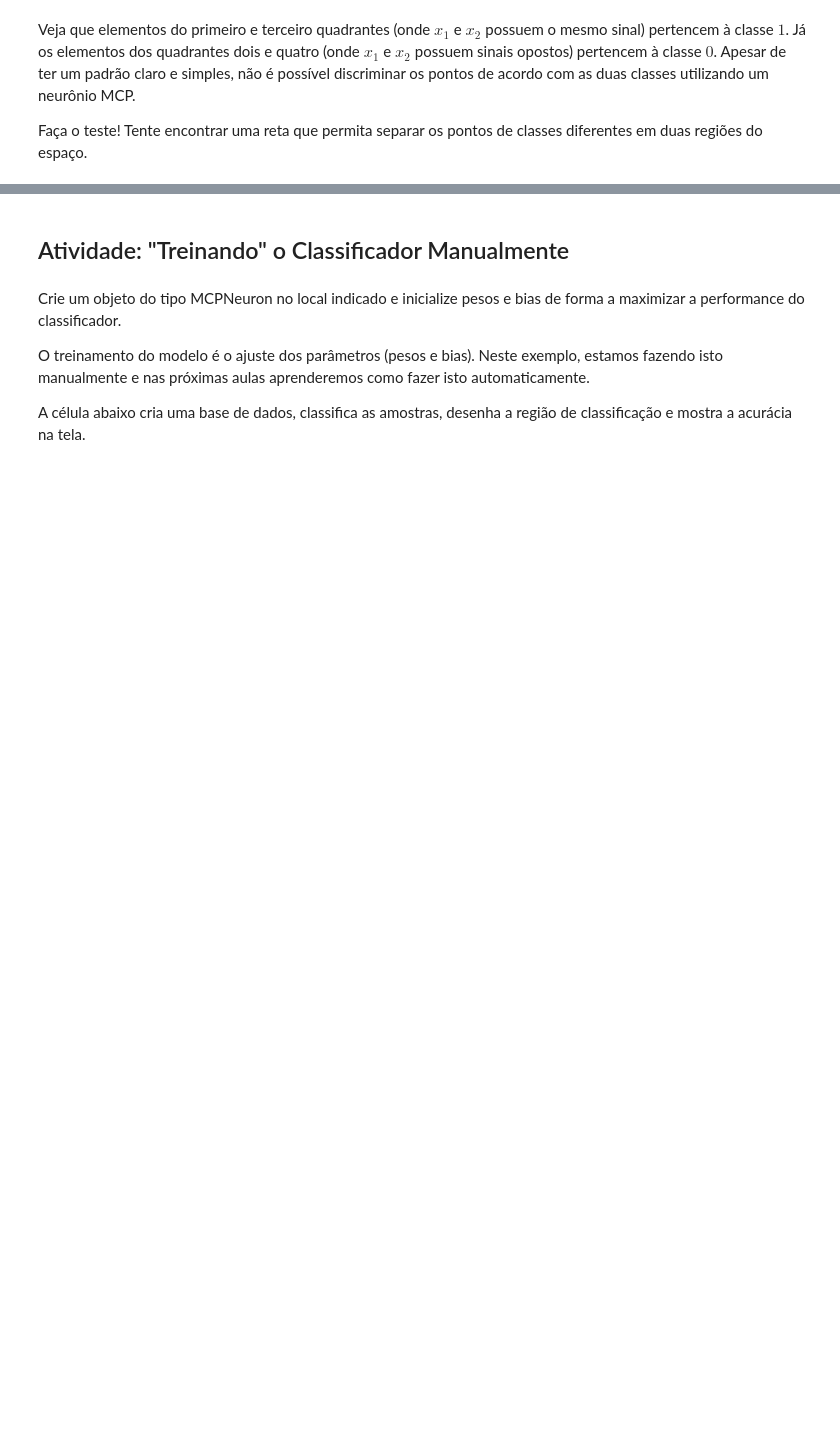
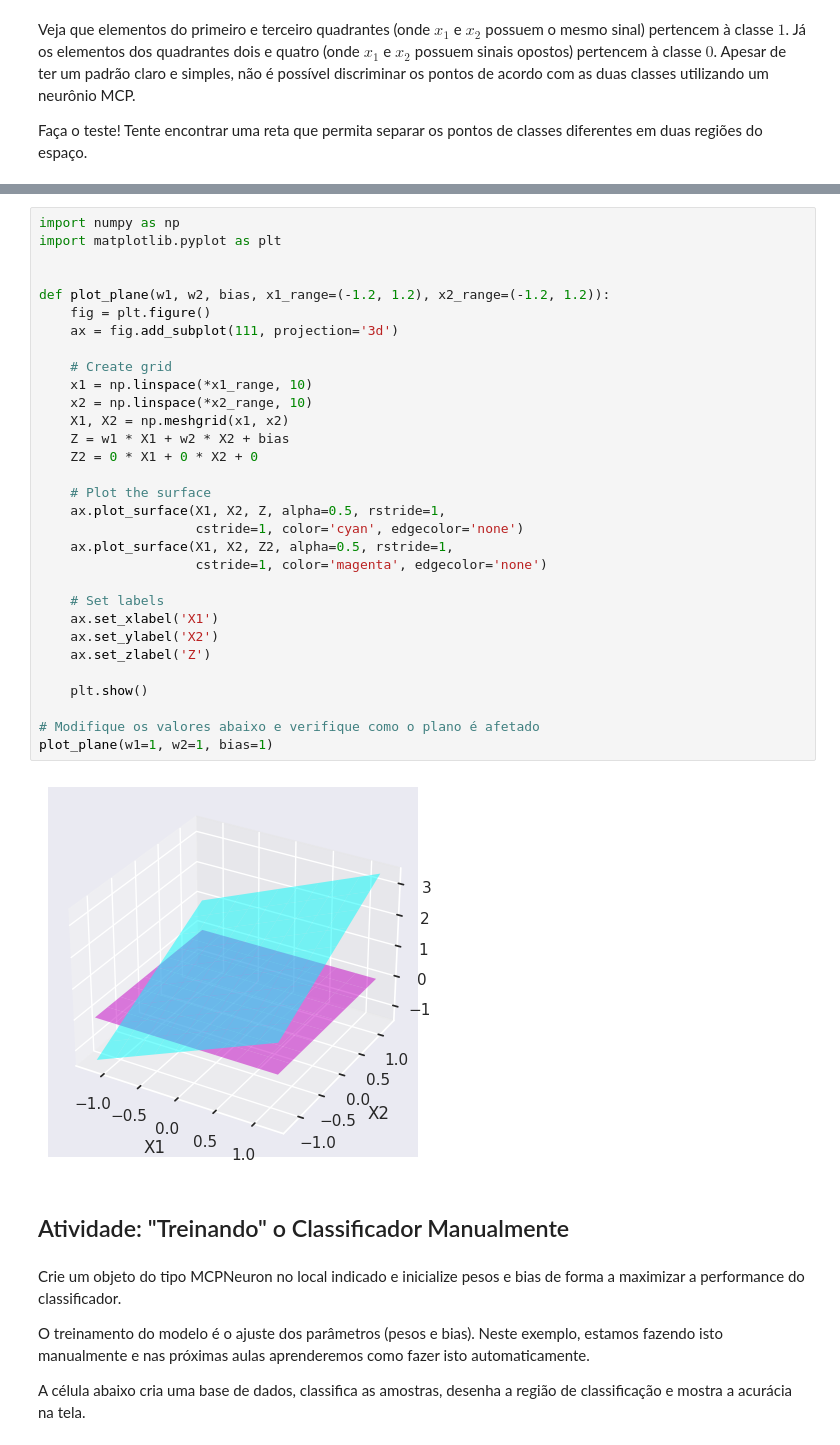
Before and after one commit to LuisEduardoF/RedesNeurais_202501, a Jupyter notebook: 02.ipynb, the cells around one changed output, grey strips where cells are left out. Drawn from its saved outputs; the diff is of its cells as text; blank space fills up the shorter version.

```diff
--- a/02.ipynb
+++ b/02.ipynb
@@ -447,3 +441,36 @@ Faça o teste! Tente encontrar uma reta que permita separar os pontos de classes
+# %%
+import numpy as np
+import matplotlib.pyplot as plt
+
+
+def plot_plane(w1, w2, bias, x1_range=(-1.2, 1.2), x2_range=(-1.2, 1.2)):
+    fig = plt.figure()
+    ax = fig.add_subplot(111, projection='3d')
+
+    # Create grid
+    x1 = np.linspace(*x1_range, 10)
+    x2 = np.linspace(*x2_range, 10)
+    X1, X2 = np.meshgrid(x1, x2)
+    Z = w1 * X1 + w2 * X2 + bias
+    Z2 = 0 * X1 + 0 * X2 + 0
+
+    # Plot the surface
+    ax.plot_surface(X1, X2, Z, alpha=0.5, rstride=1,
+                    cstride=1, color='cyan', edgecolor='none')
+    ax.plot_surface(X1, X2, Z2, alpha=0.5, rstride=1,
+                    cstride=1, color='magenta', edgecolor='none')
+
+    # Set labels
+    ax.set_xlabel('X1')
+    ax.set_ylabel('X2')
+    ax.set_zlabel('Z')
+
+    plt.show()
+
+# Modifique os valores abaixo e verifique como o plano é afetado
+plot_plane(w1=1, w2=1, bias=1)
+# %% [output]
+[figure, added]
 # %% [markdown]
 ## Atividade: "Treinando" o Classificador Manualmente
 # %% [markdown]
```
Also changed, not shown: parts of 25 cells of this notebook.
